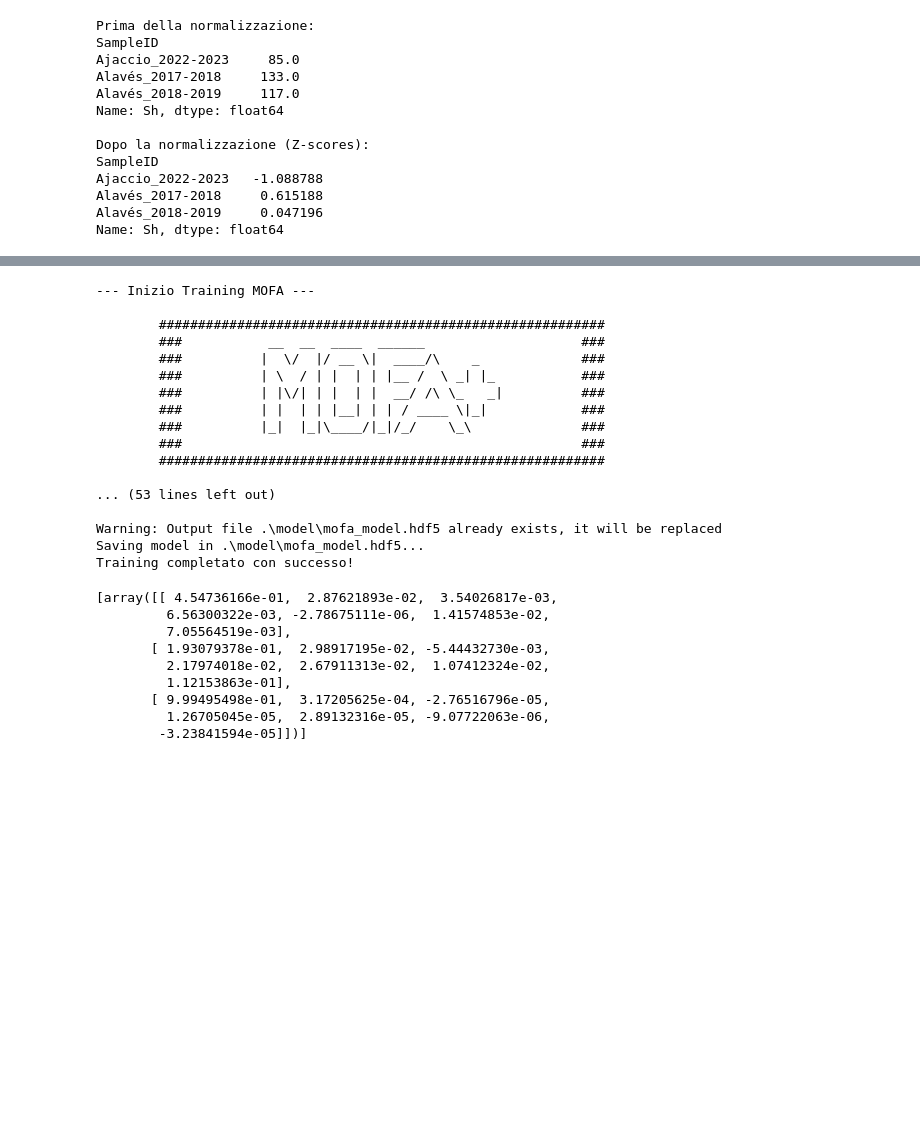
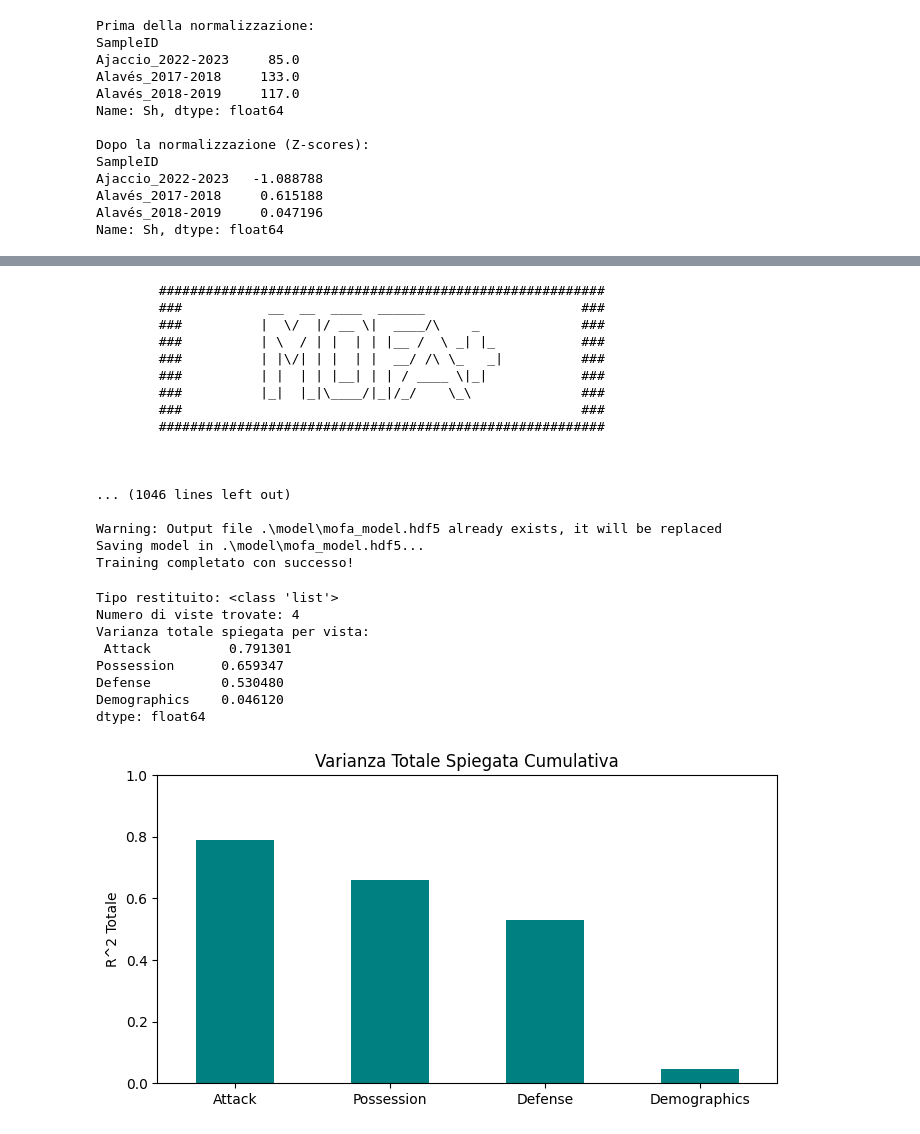
Before and after one commit to fgare/Scientific-visualization-project, a Jupyter notebook: SciVis-scripts.ipynb, the cells around one changed output, grey strips where cells are left out. Saved outputs shown, nothing was run; the diff lists cells and outputs as text; code cells hidden in the pictures; blank space fills up the shorter version.

Commit message:
Aggiunta varianza spiegata

```diff
--- a/SciVis-scripts.ipynb
+++ b/SciVis-scripts.ipynb
@@ -142,27 +160,26 @@ Vista 'Technique': 10 features trovate.
 # %%
-# --- B. ESECUZIONE DI MOFA ---
+# ESECUZIONE DI MOFA
 
 if len(data_for_mofa) > 0:
-    print("\n--- Inizio Training MOFA ---")
 
-    # 1. Inizializzazione
+    # Inizializzazione
     ent = entry_point()
 
-    # 2. Data Options
+    # Data Options
     # Passiamo la lista di matrici.
     # Importante: scale_views=True aiuta a bilanciare se l'Attacco ha numeri piccoli e il Possesso numeri grandi.
     ent.set_data_matrix(
         data=data_for_mofa,
-        likelihoods=['gaussian', 'gaussian', 'gaussian'],
+        likelihoods=['gaussian', 'gaussian', 'gaussian', 'gaussian'],
         views_names=view_names
     )
     ent.set_data_options(scale_views=True, center_groups=True)
 
-    # 3. Model Options
-    # num_factors: Quanti "super-valori" vuoi trovare? 10 è un buon punto di partenza.
-    ent.set_model_options(factors=7, spikeslab_weights=True, ard_factors=True)
+    # Model Options
+    # num_factors: Quanti "super-valori" vuoi trovare?
+    ent.set_model_options(factors=15) # rimossi spikeslab_weights=True, ard_factors=True
 
-    # 4. Training Options
+    # Training Options
     # max_iter: numero di cicli di apprendimento
     ent.set_train_options(iter=1000, convergence_mode='slow', verbose=False)
     ent.build()
@@ -178,8 +195,6 @@ if len(data_for_mofa) > 0:
 else:
     print("Errore: Non ci sono dati validi per avviare il modello.")
 # %% [output]
---- Inizio Training MOFA ---
-
         #########################################################
         ###           __  __  ____  ______                    ###
         ###          |  \/  |/ __ \|  ____/\    _             ###
@@ -190,24 +205,48 @@ else:
         ###                                                   ###
         #########################################################
 
-... (53 lines left out)
+
+
+... (1046 lines left out)
 
 Warning: Output file .\model\mofa_model.hdf5 already exists, it will be replaced
 Saving model in .\model\mofa_model.hdf5...
 Training completato con successo!
 # %%
-variance_explained = model.calculate_variance_explained()
-print(variance_explained)
+# 1. Calcola la varianza (che ritorna una lista)
+r2_list = model.calculate_variance_explained()
+
+# Verifica rapida
+print(f"Tipo restituito: {type(r2_list)}")
+print(f"Numero di viste trovate: {len(r2_list[0])}")
+
+r2_data = dict()
+for i, view_name in enumerate(view_names):
+    r2_data[view_name] = r2_list[0][i]
+
+r2_df = pd.DataFrame(r2_data).T
+r2_df.columns = [f"LF {i+1}" for i in range(r2_df.shape[1])]
+
+r2_total = r2_df.sum(axis=1)
+print("Varianza totale spiegata per vista:\n", r2_total)
+
+plt.figure(figsize=(8, 4))
+r2_total.plot(kind='bar', color='teal')
+plt.title("Varianza Totale Spiegata Cumulativa")
+plt.ylabel("R^2 Totale")
+plt.ylim(0, 1) # O il massimo teorico se superiore
+plt.xticks(rotation=0, ha='center')
+plt.show()
 # %% [output]
-[array([[ 4.54736166e-01,  2.87621893e-02,  3.54026817e-03,
-         6.56300322e-03, -2.78675111e-06,  1.41574853e-02,
-         7.05564519e-03],
-       [ 1.93079378e-01,  2.98917195e-02, -5.44432730e-03,
-         2.17974018e-02,  2.67911313e-02,  1.07412324e-02,
-         1.12153863e-01],
-       [ 9.99495498e-01,  3.17205625e-04, -2.76516796e-05,
-         1.26705045e-05,  2.89132316e-05, -9.07722063e-06,
-        -3.23841594e-05]])]
+Tipo restituito: <class 'list'>
+Numero di viste trovate: 4
+Varianza totale spiegata per vista:
+ Attack          0.791301
+Possession      0.659347
+Defense         0.530480
+Demographics    0.046120
+dtype: float64
+[figure, added]
 # %%
 # VISUALIZZA FATTORI LATENTI (matrice Z)
 
```
Also changed, not shown: parts of 6 cells of this notebook, 1 other file.
